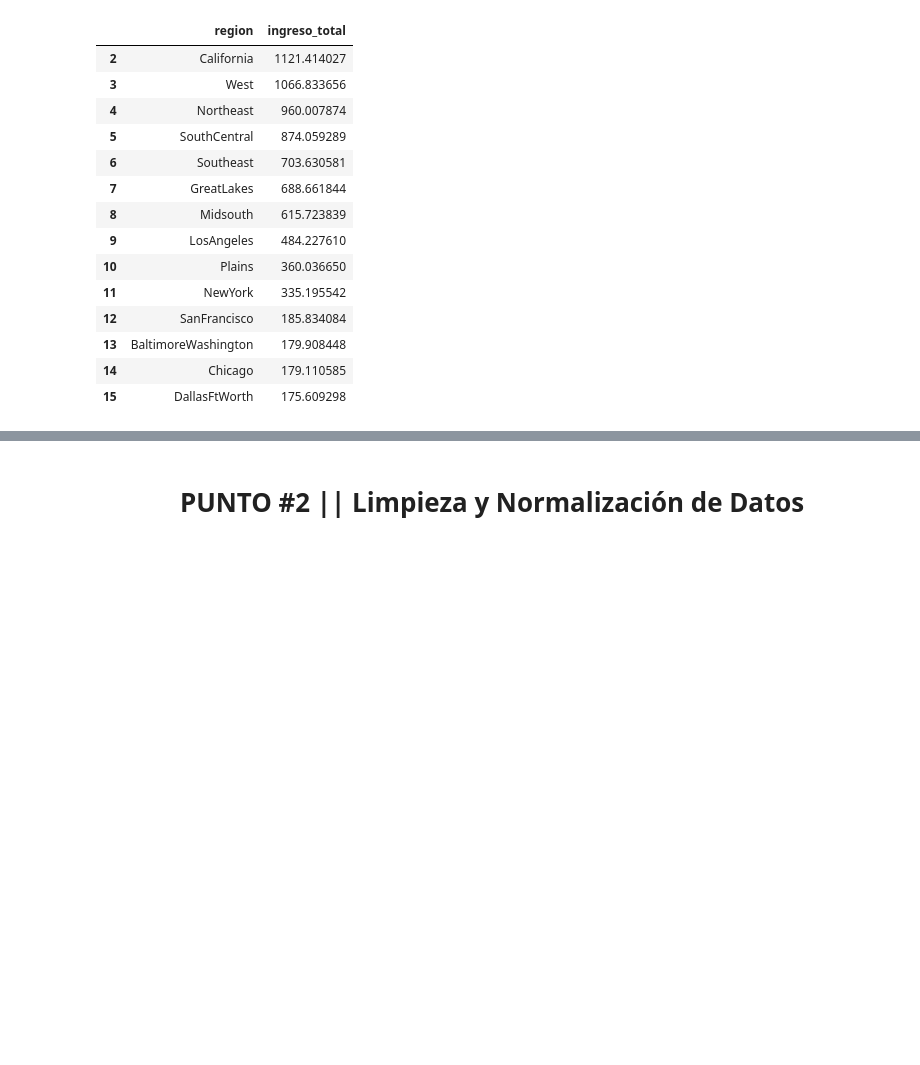
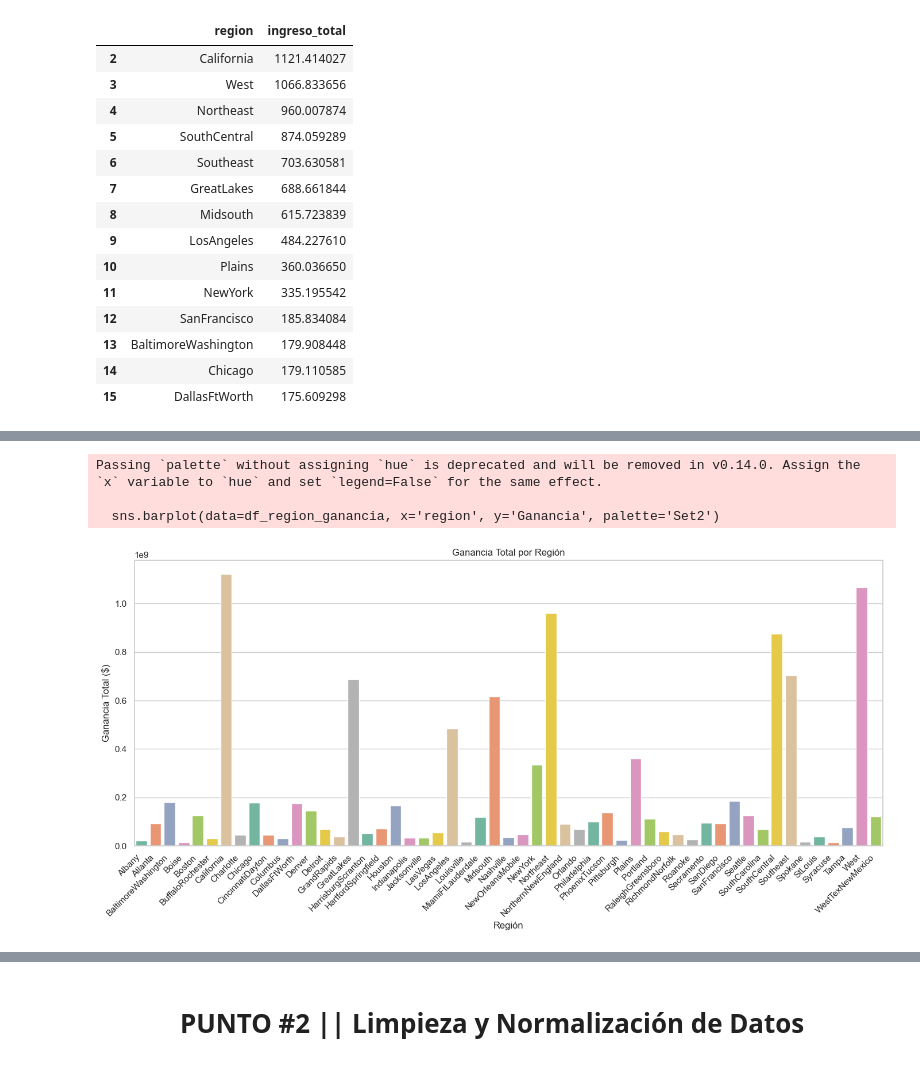
Before and after one commit to juancursed/avocado_prices, a Jupyter notebook: main.ipynb, the cells around one changed output, grey strips where cells are left out. Drawn from its saved outputs; the diff is of its cells as text; code cells hidden in the pictures; blank space fills up the shorter version.

```diff
--- a/main.ipynb
+++ b/main.ipynb
@@ -445,0 +467,41 @@ df_dummies'''
+# %%
+import pandas as pd
+import matplotlib.pyplot as plt
+import seaborn as sns
+
+# -------- Crear columna de Ganancia --------
+df['Ganancia'] = df['AveragePrice'] * df['Total Volume']
+
+# -------- Eliminar 'TotalUS' --------
+df_filtrado = df[df['region'] != 'TotalUS']
+
+
+
+# -------- Agrupar por región y calcular la ganancia total --------
+df_region_ganancia = df_filtrado.groupby('region').agg({
+    'Ganancia': 'sum'  # Suma de todas las ganancias por región
+}).reset_index()
+
+
+# -------- Graficar --------
+plt.figure(figsize=(14, 7))
+sns.barplot(data=df_region_ganancia, x='region', y='Ganancia', palette='Set2')
+
+# Etiquetas y título
+plt.title('Ganancia Total por Región')
+plt.xlabel('Región')
+plt.ylabel('Ganancia Total ($)')
+
+# Rotar etiquetas del eje X para mejor visibilidad
+plt.xticks(rotation=45, ha='right')
+
+# Mejorar el ajuste del layout
+plt.tight_layout()
+
+# Mostrar el gráfico
+plt.show()
+# %% [output]
+Passing `palette` without assigning `hue` is deprecated and will be removed in v0.14.0. Assign the `x` variable to `hue` and set `legend=False` for the same effect.
+
+  sns.barplot(data=df_region_ganancia, x='region', y='Ganancia', palette='Set2')
+[figure, added]
```
Also changed, not shown: parts of 15 cells of this notebook, 1 other file.
